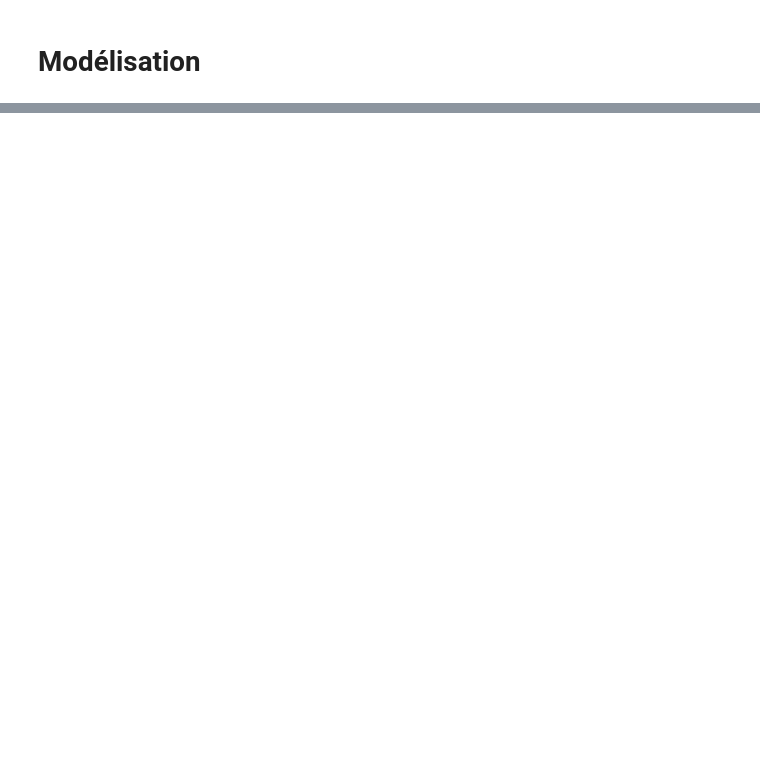
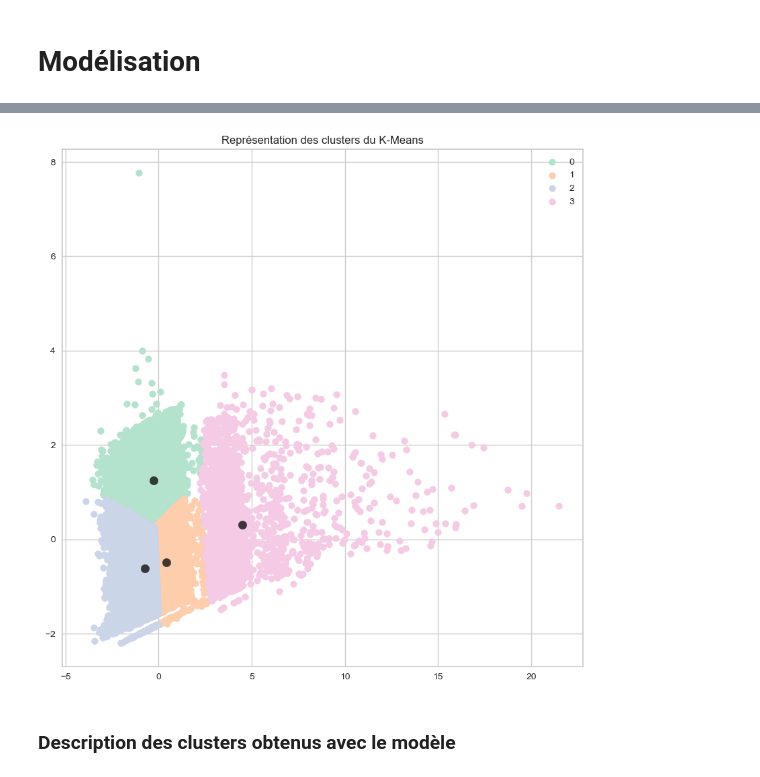
Before and after one commit to Sylvariane/segmentez_les_clients, a Jupyter notebook: POlist_02_notebookessais.ipynb, the cells around one changed output, grey strips where cells are left out. Drawn from its saved outputs; the diff is of its cells as text; code cells hidden in the pictures; blank space fills up the shorter version.

Commit message:
segmentation via KMeans&DBSCAN + evaluation modele

```diff
--- a/POlist_02_notebookessais.ipynb
+++ b/POlist_02_notebookessais.ipynb
@@ -61,3 +37,7 @@ train_set.head()
+# %%
+from sklearn.model_selection import train_test_split
+
+train_set, test_set = train_test_split(df, test_size=.25, random_state=42)
 # %%
 train_set.shape
 # %% [output]
@@ -68,0 +95,8 @@ test_set.shape
+# %%
+from sklearn.decomposition import PCA
+
+n_comp = 2
+pca = PCA(n_components = n_comp)
+features = customers.columns
+data_pca = pca.fit_transform(customers_normalized)
+pcs = pca.components_
@@ -70,0 +109,10 @@ test_set.shape
+# %%
+# Elbow method pour déterminer le nombre de clusters optimale
+from sklearn.cluster import KMeans
+from yellowbrick.cluster import KElbowVisualizer
+
+
+model = KMeans()
+visualizer = KElbowVisualizer(model, k =(2, 10), timings=False)
+visualizer.fit(data_pca)
+visualizer.show();
@@ -70,0 +121,26 @@ test_set.shape
+# %%
+sns.set_palette("Pastel2")
+# %%
+# Calcul du K-Means et affectation du cluster à chaque bâtiment
+km = KMeans(n_clusters=4)
+
+#Prédiction
+label = km.fit_predict(data_pca)
+
+centroids = km.cluster_centers_
+u_labels = np.unique(label)
+
+#Représentation graphique:
+
+plt.figure(figsize=(10,10))
+for i in u_labels:
+    plt.scatter(data_pca[label == i , 0] , data_pca[label == i , 1] , label = i)
+plt.scatter(centroids[:,0] , centroids[:,1] , s = 80, alpha = 0.8, color = 'k')
+plt.legend()
+plt.title('Représentation des clusters du K-Means')
+#plt.savefig("Présentation/Images/representation_kmeans.png")
+plt.show();
+# %% [output]
+[figure, added]
+# %% [markdown]
+### Description des clusters obtenus avec le modèle
```
Also changed, not shown: parts of 35 cells of this notebook.
